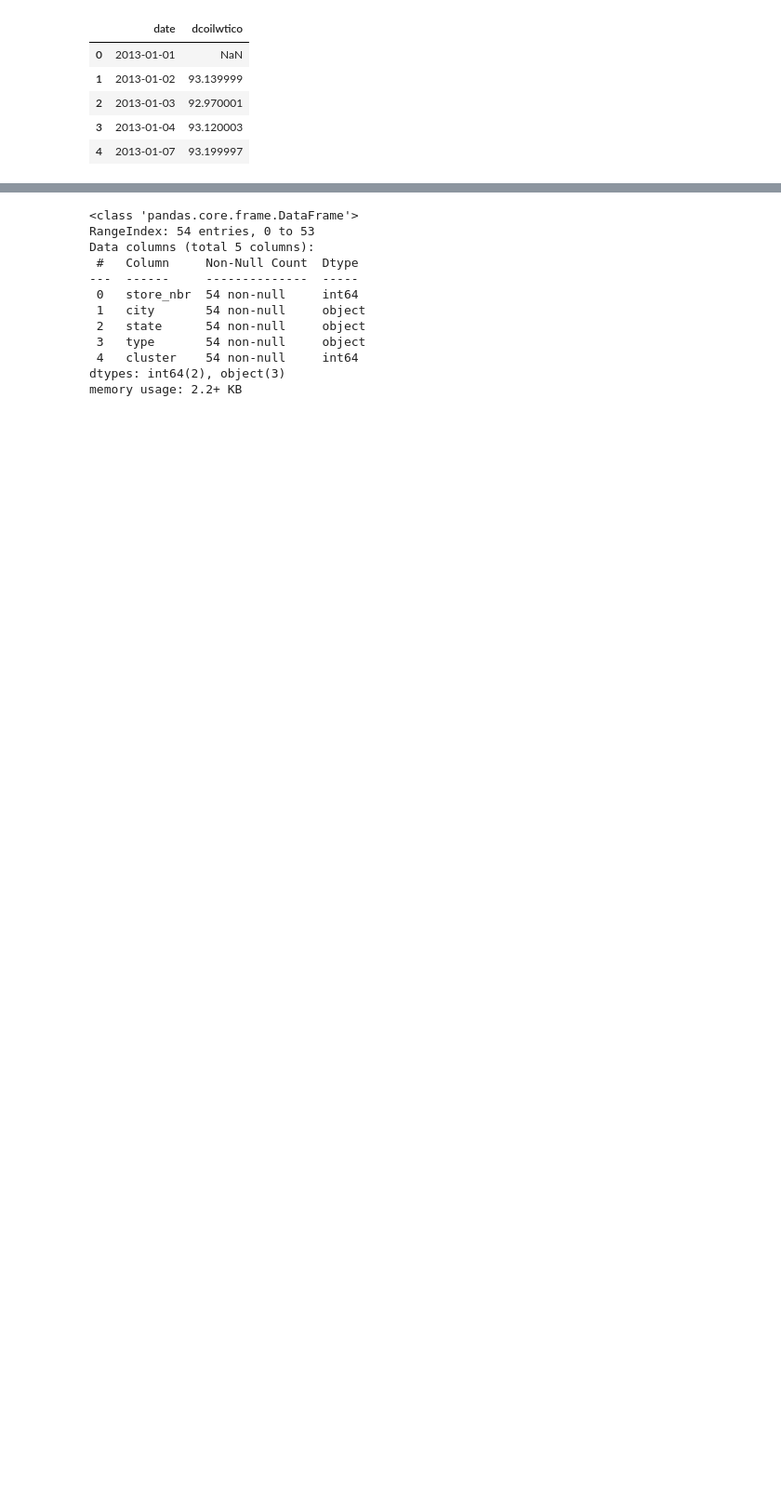
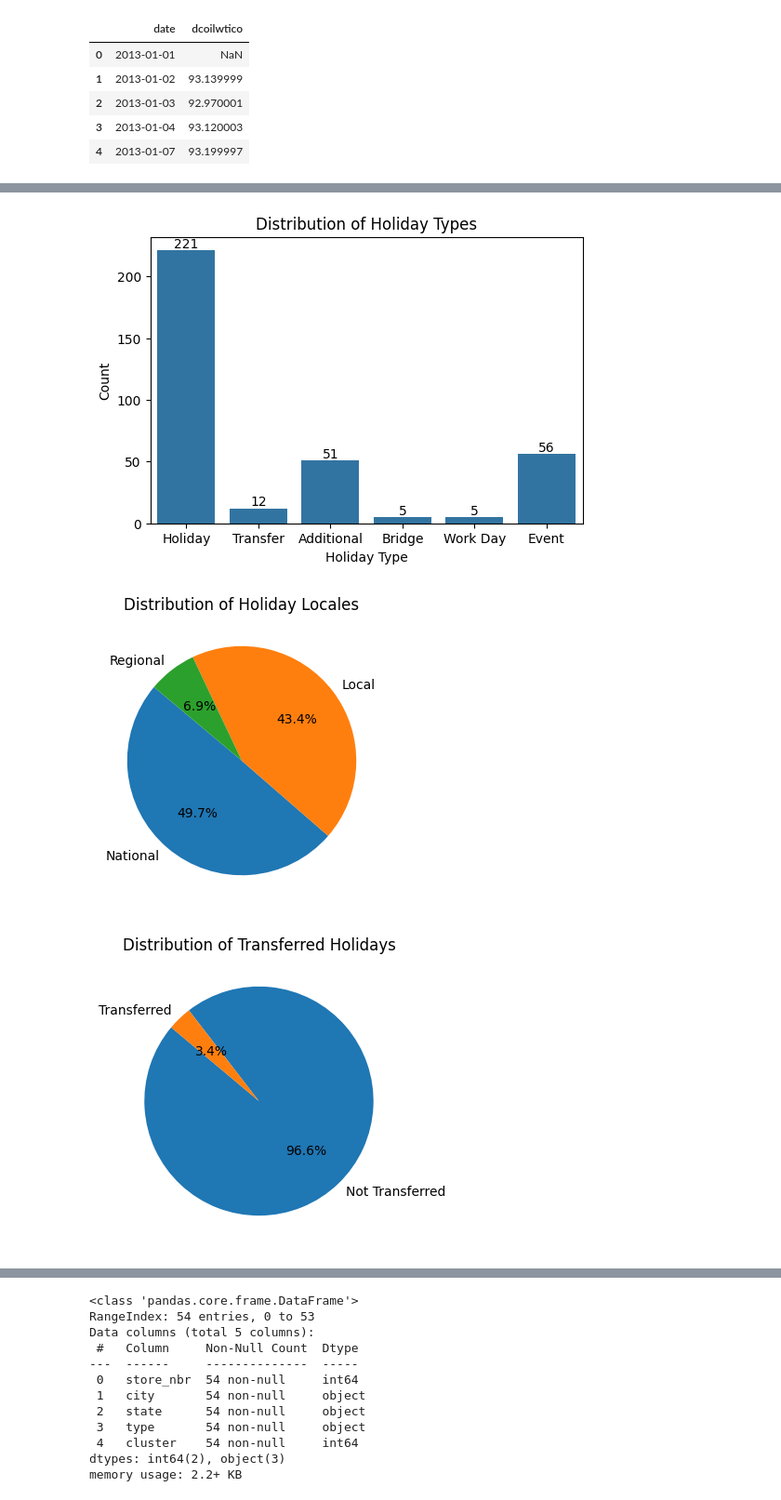
Before and after one commit to heldana30/Time_Series_Regression_Analysis, a Jupyter notebook: time_series_regression_analysis.ipynb, the cells around one changed output, grey strips where cells are left out. Shown at 93% size. Drawn from its saved outputs; the diff is of its cells as text; code cells hidden in the pictures; blank space fills up the shorter version.

```diff
--- a/time_series_regression_analysis.ipynb
+++ b/time_series_regression_analysis.ipynb
@@ -70,0 +104,3 @@ oil_dataset.head(5)
+# %%
+# changing the date datatype from object to date
+holiday_dataset['date'] = pd.to_datetime(holiday_dataset['date'])
@@ -116,0 +292,32 @@ store_dataset.head(5)
+# %%
+# Holiday Type Distribution
+plt.figure(figsize=(6, 4))
+ax = sns.countplot(data=holiday_dataset, x='type')
+plt.title('Distribution of Holiday Types')
+plt.xlabel('Holiday Type')
+plt.ylabel('Count')
+# Adding data labels
+for p in ax.patches:
+    ax.annotate(format(p.get_height(), '.0f'),
+                   (p.get_x() + p.get_width() / 2., p.get_height()),
+                   ha='center', va='bottom')
+
+plt.show()
+
+# Locale Distribution
+plt.figure(figsize=(6, 4))
+locale_counts = holiday_dataset['locale'].value_counts()
+plt.pie(locale_counts, labels=locale_counts.index, autopct='%1.1f%%', startangle=140)
+plt.title('Distribution of Holiday Locales')
+plt.show()
+
+# Transferred Holiday Analysis
+plt.figure(figsize=(6, 4))
+transferred_counts = holiday_dataset['transferred'].value_counts()
+plt.pie(transferred_counts, labels=['Not Transferred', 'Transferred'], autopct='%1.1f%%', startangle=140,)
+plt.title('Distribution of Transferred Holidays')
+plt.show()
+# %% [output]
+[figure, added]
+[figure, added]
+[figure, added]
```
Also changed, not shown: parts of 52 cells of this notebook, 7 other files.
